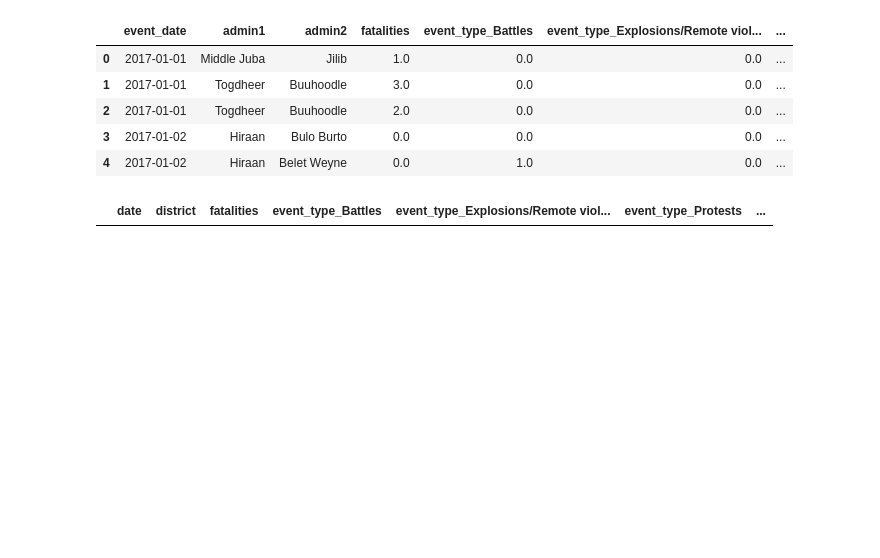
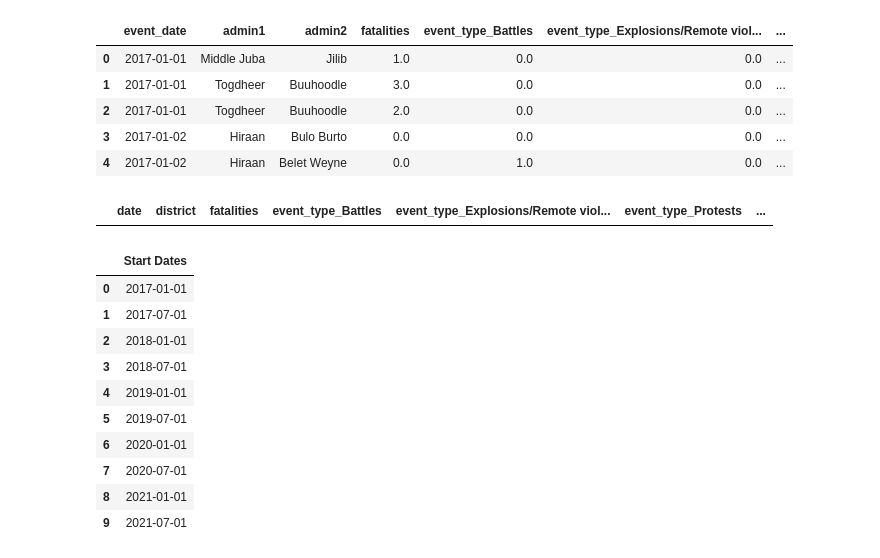
Before and after one commit to abroniewski/Child-Wasting-Prediction, a Jupyter notebook: notebooks/feature_engineering.ipynb, the cells around one changed output. Cells and saved outputs as stored; diff of their text form; code cells hidden in the pictures; blank space fills up the shorter version.

```diff
--- a/notebooks/feature_engineering.ipynb
+++ b/notebooks/feature_engineering.ipynb
@@ -365,4 +360,21 @@ conflict_df_grouped_features = pd.DataFrame(columns=conflict_df_final_cols)
 conflict_df_grouped_features
 # %% [output]
 |  | date | district | fatalities | event_type_Battles | event_type_Explosions/Remote viol... | event_type_Protests | ... |
+# %%
+# the custom time intervals that we needed (6Months gap starting from '2017-01-01')
+time_df = pd.DataFrame({'Start Dates': ['2017-01-01','2017-07-01','2018-01-01','2018-07-01','2019-01-01','2019-07-01','2020-01-01','2020-07-01','2021-01-01','2021-07-01']})
+time_df['Start Dates'] = pd.to_datetime(time_df['Start Dates'])
+time_df
+# %% [output]
+|  | Start Dates |
+| 0 | 2017-01-01 |
+| 1 | 2017-07-01 |
+| 2 | 2018-01-01 |
+| 3 | 2018-07-01 |
+| 4 | 2019-01-01 |
+| 5 | 2019-07-01 |
+| 6 | 2020-01-01 |
+| 7 | 2020-07-01 |
+| 8 | 2021-01-01 |
+| 9 | 2021-07-01 |
 # %%
```
Also changed, not shown: parts of 7 cells of this notebook.
